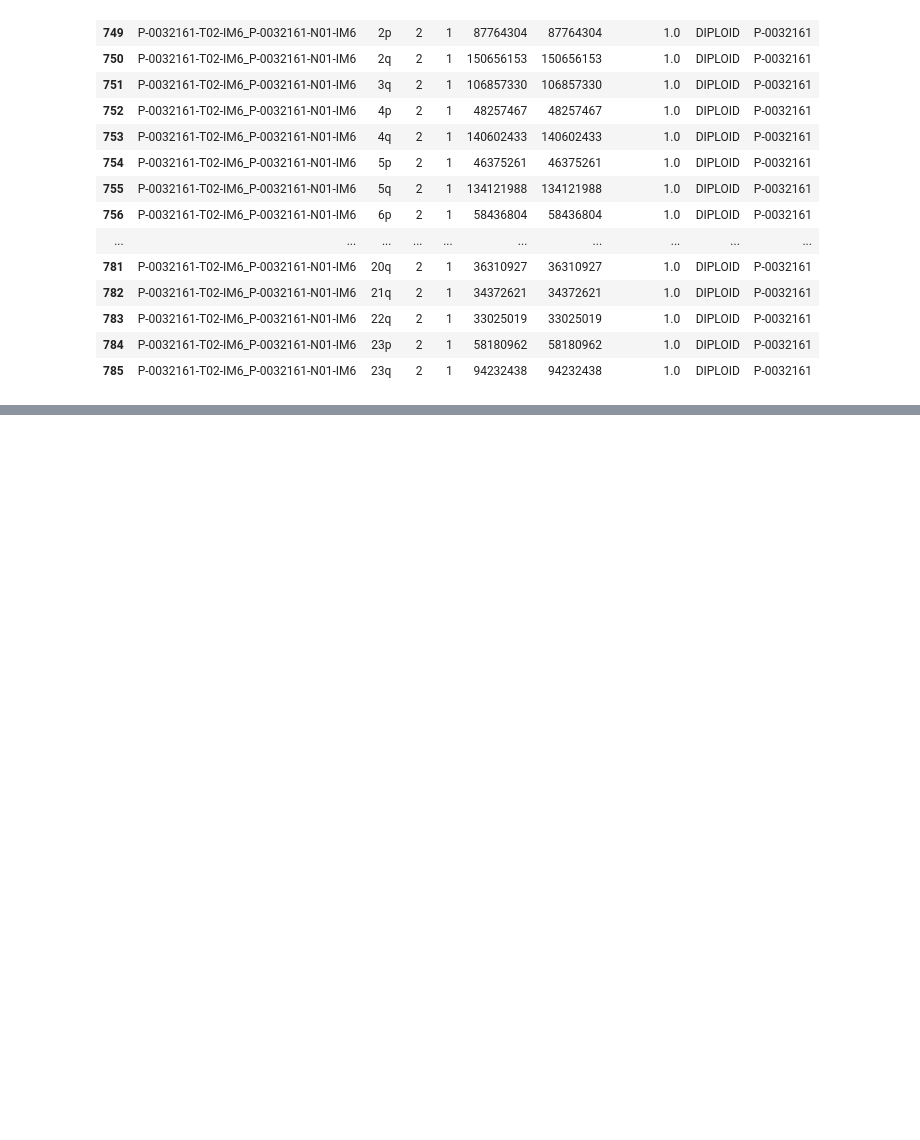
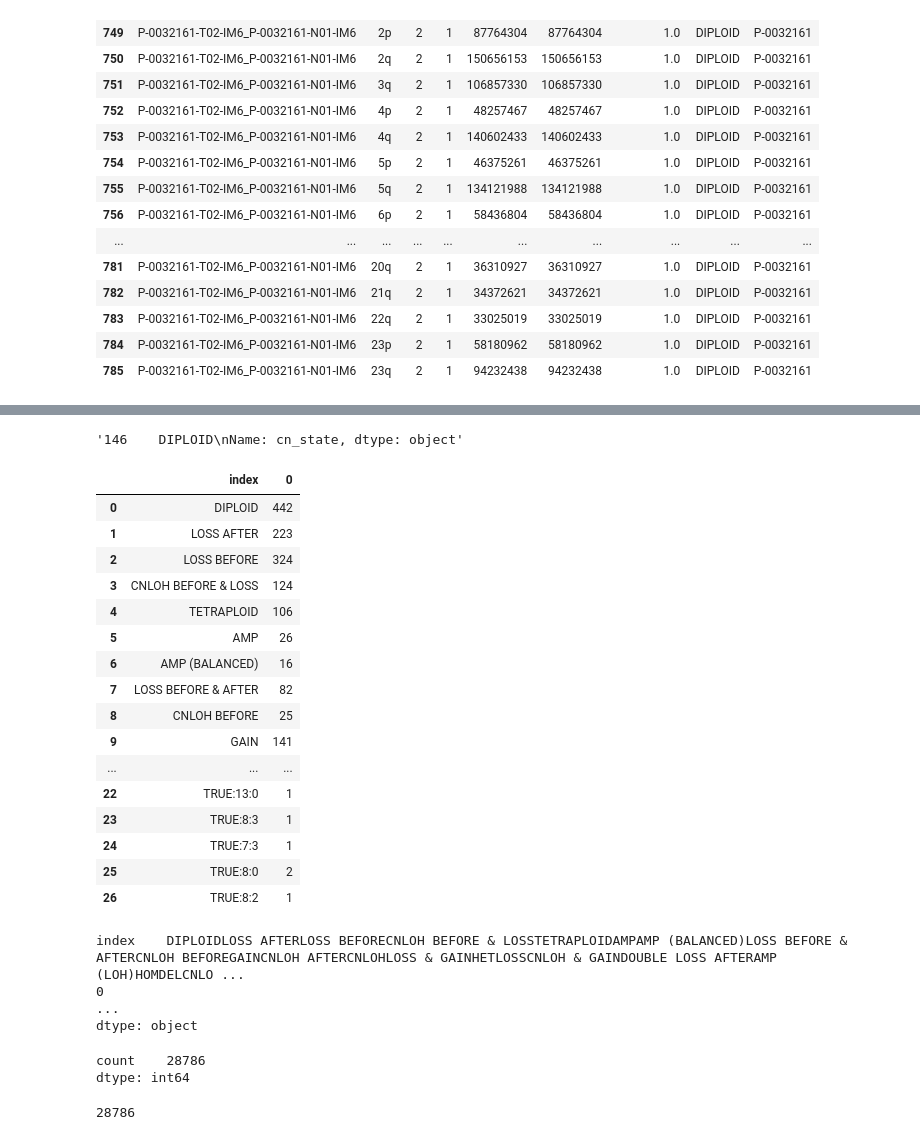
Before and after one commit to emilecohen/mskimpact_tp53_exploration, a Jupyter notebook: analysis/exploratory_analysis/playground.ipynb, the cells around one changed output, grey strips where cells are left out. Drawn from its saved outputs; the diff is of its cells as text; code cells hidden in the pictures; blank space fills up the shorter version.

```diff
--- a/analysis/exploratory_analysis/playground.ipynb
+++ b/analysis/exploratory_analysis/playground.ipynb
@@ -722,0 +743,49 @@ h
+# %%
+list_ = []
+for sample in list(gene_level[gene_level['cn_state'] == 'INDETERMINATE']['sample']):
+    try:
+        list_.append(arm_level[arm_level['sample'] == sample][arm_level['arm'] == '17p']['cn_state'].values[0])
+    except: pass
+# %%
+list_[0]
+# %% [output]
+'146    DIPLOID\nName: cn_state, dtype: object'
+# %%
+from collections import Counter
+h = Counter(list_)
+# %%
+df = pd.DataFrame.from_dict(h, orient='index').reset_index()
+display(df)
+# %% [output]
+|  | index | 0 |
+| 0 | DIPLOID | 442 |
+| 1 | LOSS AFTER | 223 |
+| 2 | LOSS BEFORE | 324 |
+| 3 | CNLOH BEFORE & LOSS | 124 |
+| 4 | TETRAPLOID | 106 |
+| 5 | AMP | 26 |
+| 6 | AMP (BALANCED) | 16 |
+| 7 | LOSS BEFORE & AFTER | 82 |
+| 8 | CNLOH BEFORE | 25 |
+| 9 | GAIN | 141 |
+| ... | ... | ... |
+| 22 | TRUE:13:0 | 1 |
+| 23 | TRUE:8:3 | 1 |
+| 24 | TRUE:7:3 | 1 |
+| 25 | TRUE:8:0 | 2 |
+| 26 | TRUE:8:2 | 1 |
+# %%
+df.sum()
+# %% [output]
+index    DIPLOIDLOSS AFTERLOSS BEFORECNLOH BEFORE & LOSSTETRAPLOIDAMPAMP (BALANCED)LOSS BEFORE & AFTERCNLOH BEFOREGAINCNLOH AFTERCNLOHLOSS & GAINHETLOSSCNLOH & GAINDOUBLE LOSS AFTERAMP (LOH)HOMDELCNLO ...
+0                                                                                                                                                                                                        ...
+dtype: object
+# %%
+get_groupby(gene_level, 'cn_state', 'count').sum()
+# %% [output]
+count    28786
+dtype: int64
+# %%
+gene_level.shape[0]
+# %% [output]
+28786
```
Also changed, not shown: parts of 1 cell of this notebook, 29 other files.
